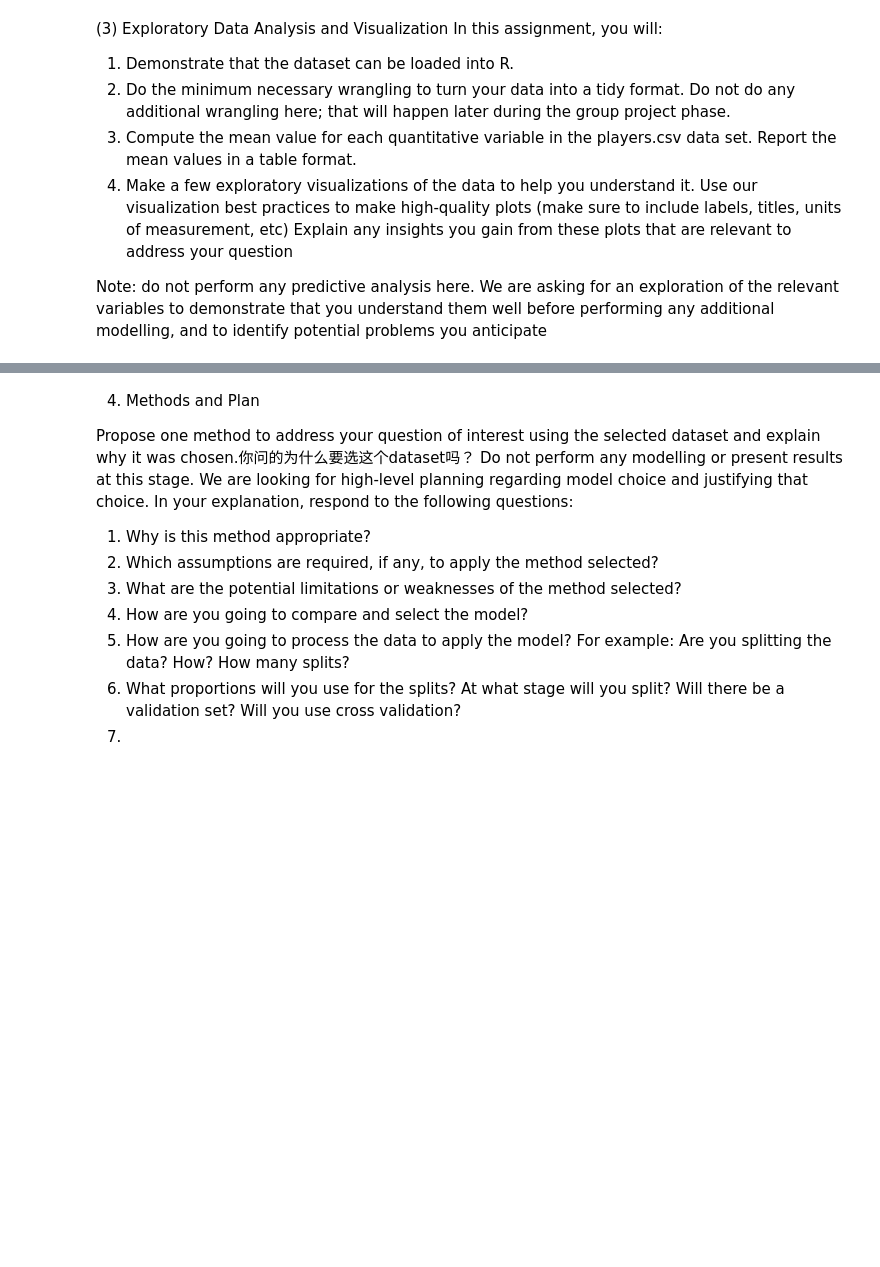
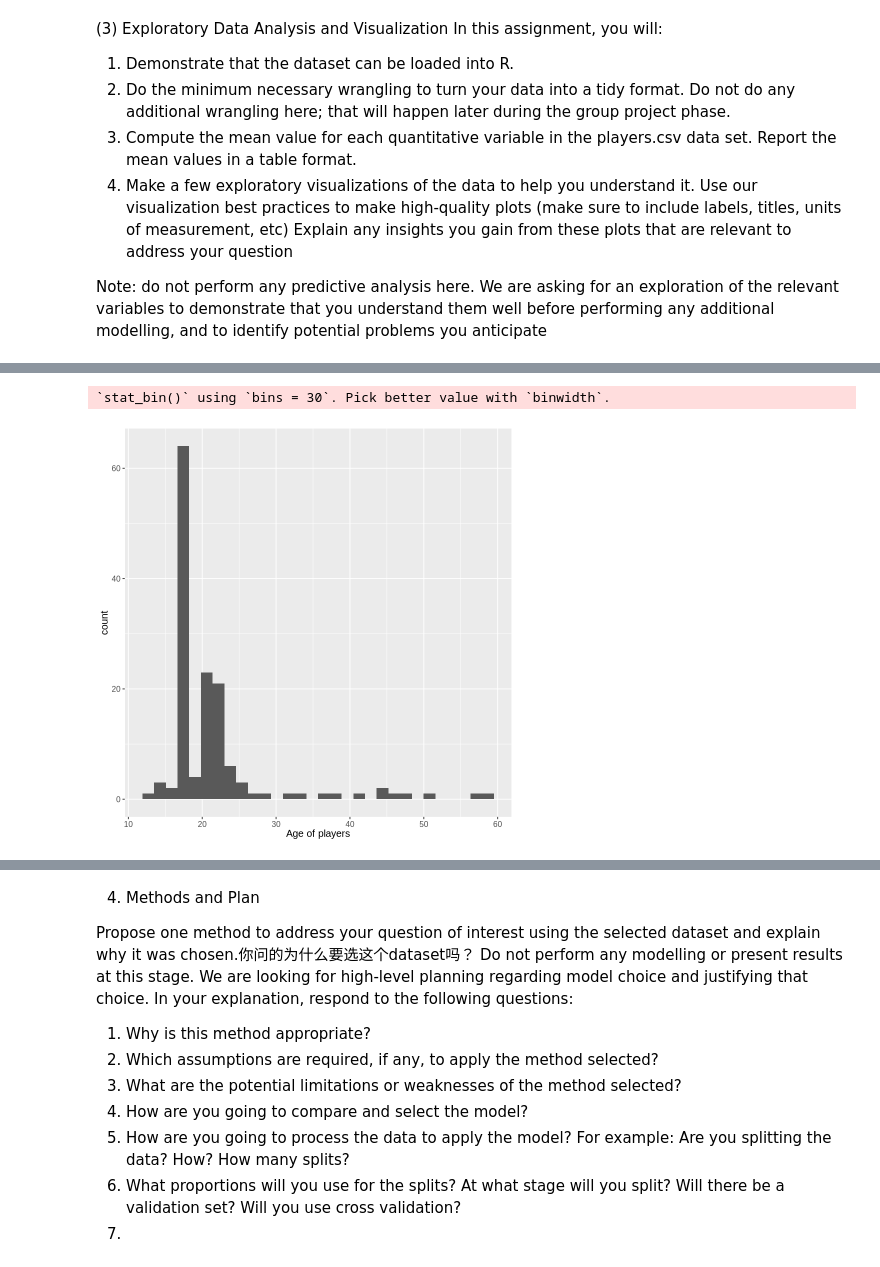
Before and after one commit to iriszovo/dsci-project, a Jupyter notebook: Individual project.ipynb, the cells around one changed output, grey strips where cells are left out. Drawn from its saved outputs; the diff is of its cells as text; code cells hidden in the pictures; blank space fills up the shorter version.

```diff
--- a/Individual project.ipynb
+++ b/Individual project.ipynb
@@ -211,7 +233,12 @@ a
 # %%
-
-b <- players|>
+no_played_age <- players_wrang|>
+filter(played_hours <= 0.5)|>
 ggplot(aes(x= Age))+
-geom_histogram()
-b
+geom_histogram()+
+xlab("Age of players")+
+theme(text = element_text(size = 12))
+no_played_age
+# %% [output]
+`stat_bin()` using `bins = 30`. Pick better value with `binwidth`.
+[figure, added]
 # %%
```
Also changed, not shown: parts of 20 cells of this notebook.
